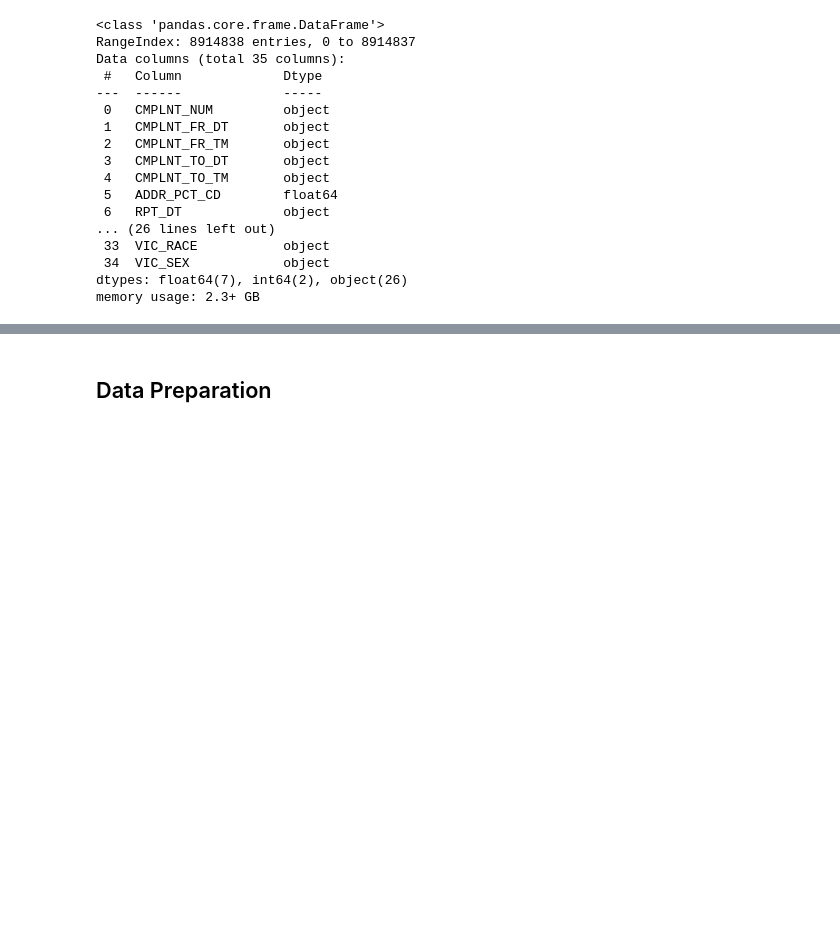
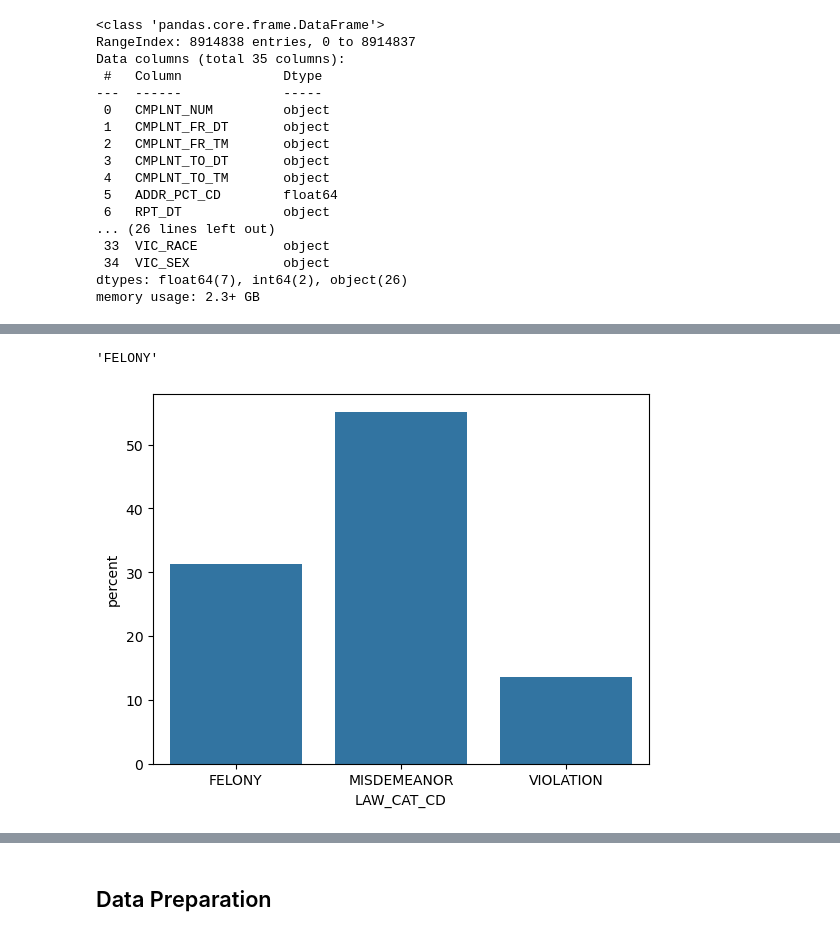
Before and after one commit to scarlettvalentin/nypd_crime, a Jupyter notebook: notebook.ipynb, the cells around one changed output, grey strips where cells are left out. Saved outputs shown, nothing was run; the diff lists cells and outputs as text; code cells hidden in the pictures; blank space fills up the shorter version.

Commit message:
eda level of offense count visualization

```diff
--- a/notebook.ipynb
+++ b/notebook.ipynb
@@ -42,3 +47,6 @@ Data columns (total 35 columns):
  34  VIC_SEX            object
 dtypes: float64(7), int64(2), object(26)
 memory usage: 2.3+ GB
+# %%
+# Convert 'CMPLNT_NUM' to string
+data['CMPLNT_NUM'] = data['CMPLNT_NUM'].astype(str)
@@ -44,0 +98,10 @@ memory usage: 2.3+ GB
+# %%
+data['LAW_CAT_CD'].value_counts().index[1]
+# %% [output]
+'FELONY'
+# %%
+# Visualize crimes by level of offense
+ax = sns.countplot(x="LAW_CAT_CD", data=data, stat='percent')
+ax.se
+# %% [output]
+[figure, added]
```
Also changed, not shown: parts of 7 cells of this notebook.
